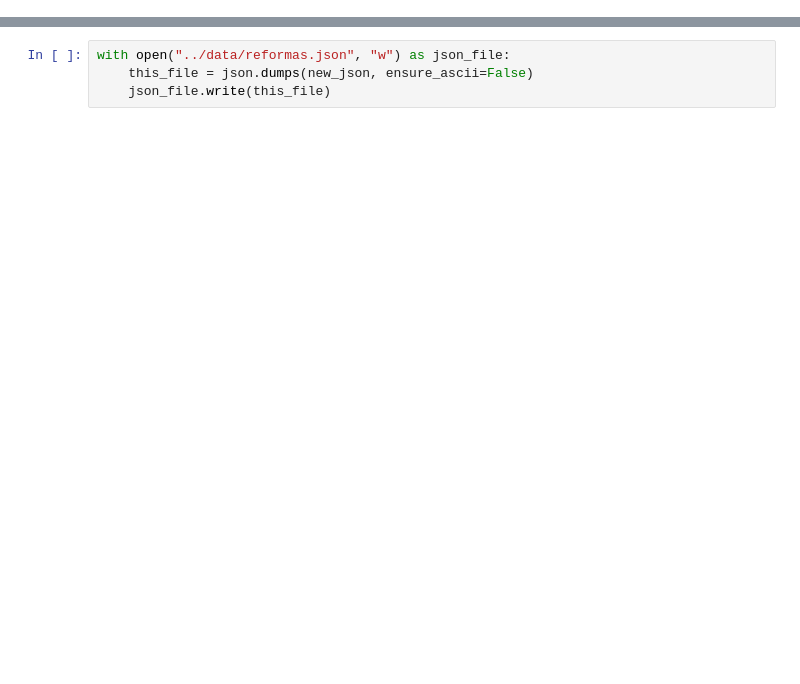
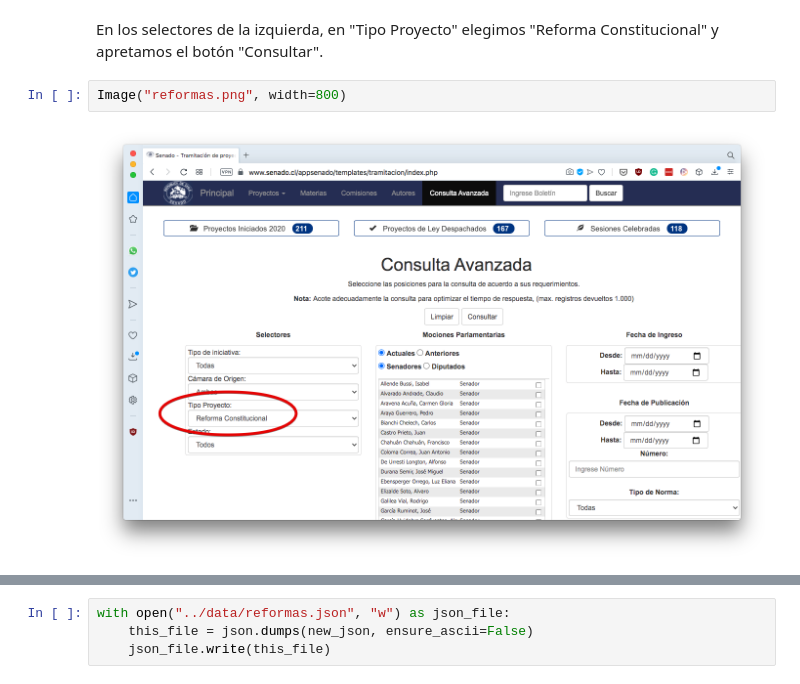
Before and after one commit to fbecerra/reformas, a Jupyter notebook: python/reformas_constitucionales.ipynb, the cells around one changed output, grey strips where cells are left out. Saved outputs shown, nothing was run; the diff lists cells and outputs as text; blank space fills up the shorter version.

```diff
--- a/python/reformas_constitucionales.ipynb
+++ b/python/reformas_constitucionales.ipynb
@@ -6,0 +23,6 @@ import json
+# %% [markdown]
+En los selectores de la izquierda, en "Tipo Proyecto" elegimos "Reforma Constitucional" y apretamos el botón "Consultar".
+# %%
+Image("reformas.png", width=800)
+# %% [output]
+[figure, added]
```
Also changed, not shown: parts of 18 cells of this notebook, 4 other files.
